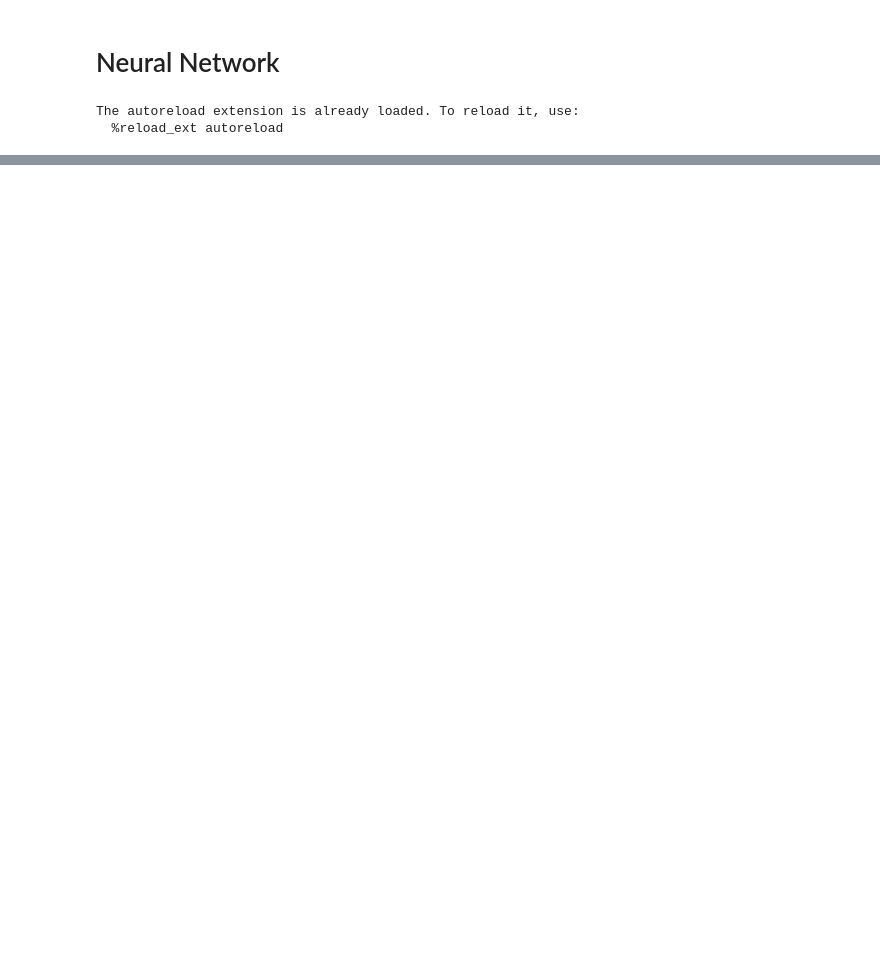
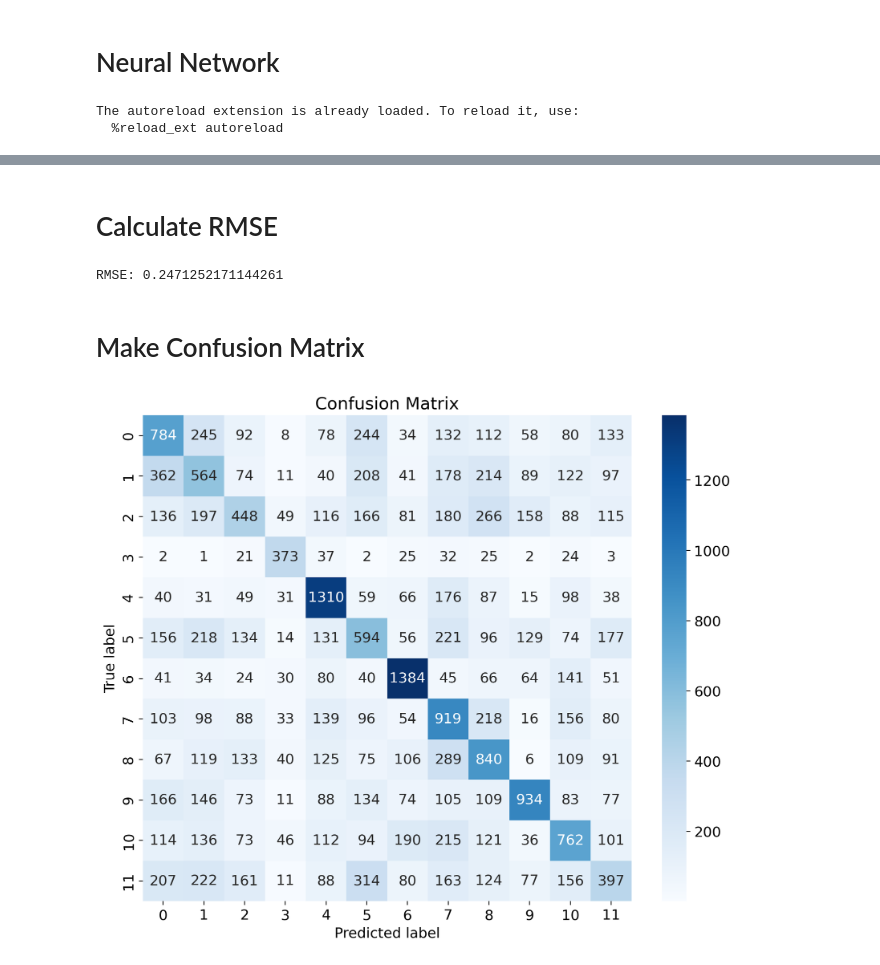
Before and after one commit to ilu24/eaee4000, a Jupyter notebook: 3_neural_network.ipynb, the cells around one changed output, grey strips where cells are left out. Cells and saved outputs as stored; diff of their text form; code cells hidden in the pictures; blank space fills up the shorter version.

```diff
--- a/3_neural_network.ipynb
+++ b/3_neural_network.ipynb
@@ -170,14 +157,24 @@ y_test_df = pd.read_csv("datasets/y_test_df.csv")
 ### Standardizazion
 # %%
 import torch
+
+X_train_df = pd.read_csv("datasets/X_train_df.csv")
+y_train_df = pd.read_csv("datasets/y_train_df.csv")
+X_test_df = pd.read_csv("datasets/X_test_df.csv")
+y_test_df = pd.read_csv("datasets/y_test_df.csv")
+
 
 # Standardization
 X_train_df = X_train_df.select_dtypes(include=['number'])
 y_train_df = y_train_df.select_dtypes(include=['number'])
 X_test_df = X_test_df.select_dtypes(include=['number'])
-X_train_df = X_train_df.select_dtypes(include=['number'])
+y_test_df = y_test_df.select_dtypes(include=['number'])
 
 mean, std = X_train_df.mean(), X_train_df.std()
 
 X_train_df   = (X_train_df - mean)/std
 X_test_df    = (X_test_df - mean)/std
+
+y_train_df = pd.get_dummies(y_train_df['cause']).astype(float) #turns the training data from one column for categories into one column for each with probability
+y_train_df.head()
+y_test_df = pd.get_dummies(y_test_df['cause']).astype(float) #turns the training data from one column for categories into one column for each with probability
@@ -329,0 +367,6 @@ plot_history(train_losses, val_losses)
+# %%
+# After prediction and concatenation
+y_test_pre = np.concatenate(predictions, axis=0)  # shape (num_samples, 12)
+
+cause_names = ['0', '1', '2', '3', '4', '5', '6', '7', '8', '9', '10', '11']
+y_pred_df = pd.DataFrame(y_test_pre, columns=cause_names)
@@ -329,0 +382,41 @@ plot_history(train_losses, val_losses)
+# %% [markdown]
+# Calculate RMSE
+# %%
+import numpy as np
+
+# Flatten the DataFrames to 1D arrays (optional but commonly done)
+true_values = y_test_df.values.flatten()
+pred_values = y_pred_df.values.flatten()
+
+# Calculate RMSE
+rmse = np.sqrt(np.mean((true_values - pred_values) ** 2))
+print(f'RMSE: {rmse}')
+# %% [output]
+RMSE: 0.2471252171144261
+# %% [markdown]
+# Make Confusion Matrix
+# %%
+import numpy as np
+from sklearn.metrics import confusion_matrix
+import matplotlib.pyplot as plt
+import seaborn as sns
+
+# y_test_df and y_pred_df are your dataframes of shape (samples, 12)
+# Each row: probabilistic assignment to each cause
+
+# Get true and predicted cause labels by argmax across columns
+y_true = np.argmax(y_test_df.values, axis=1)
+y_pred = np.argmax(y_pred_df.values, axis=1)
+
+# Compute confusion matrix
+cm = confusion_matrix(y_true, y_pred, labels=np.arange(12))
+
+# Plot confusion matrix
+plt.figure(figsize=(10, 8))
+sns.heatmap(cm, annot=True, fmt='d', cmap='Blues')
+plt.xlabel('Predicted label')
+plt.ylabel('True label')
+plt.title('Confusion Matrix')
+plt.show()
+# %% [output]
+[figure, added]
```
Also changed, not shown: parts of 12 cells of this notebook.
